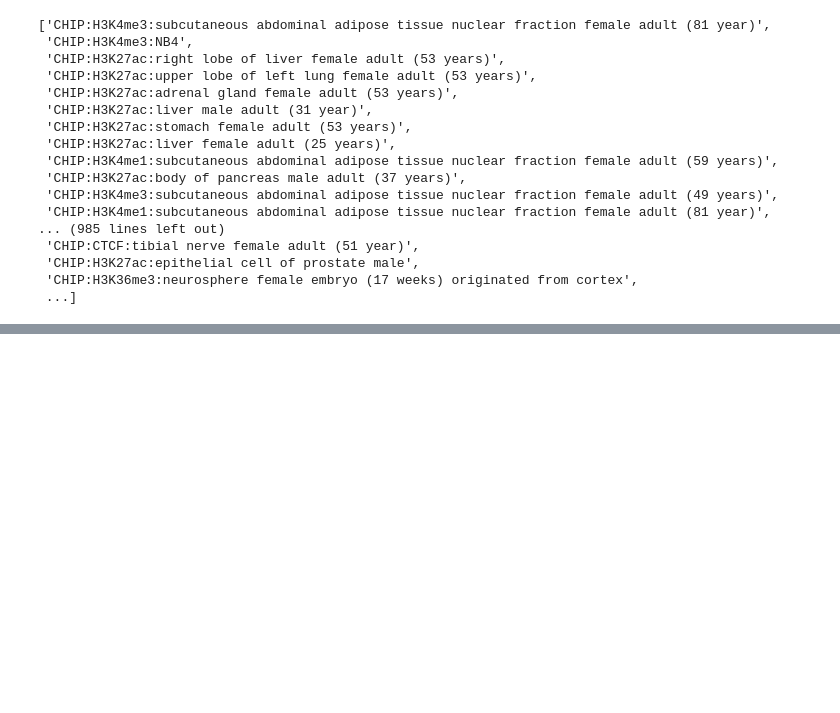
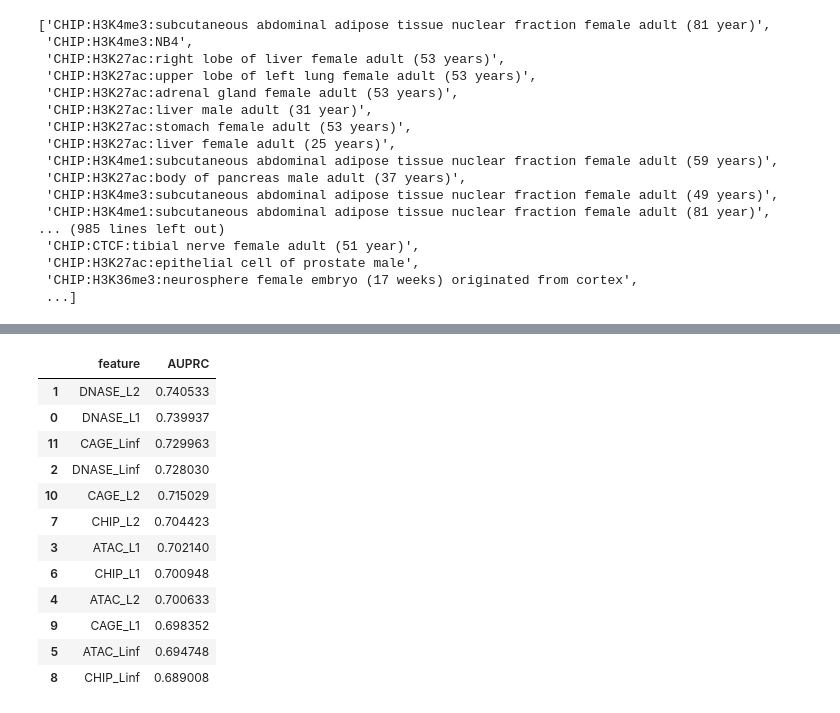
Before and after one commit to minjaf/TraitGym, a Jupyter notebook: workflow/notebooks/marginal_auprc.ipynb, the cells around one changed output, grey strips where cells are left out. Drawn from its saved outputs; the diff is of its cells as text; code cells hidden in the pictures; blank space fills up the shorter version.

```diff
--- a/workflow/notebooks/marginal_auprc.ipynb
+++ b/workflow/notebooks/marginal_auprc.ipynb
@@ -276,0 +301,8 @@ res_chip.description.values.tolist()
+# %%
+features2 = []
+for assay in assays:
+    for norm_ord in [1, 2, np.inf]:
+        f = f"{assay}_L{norm_ord}"
+        V[f] = np.linalg.norm(df.loc[:, (metadata.assay==assay).values], ord=norm_ord, axis=1)
+        features2.append(f)
+V
@@ -276,0 +323,20 @@ res_chip.description.values.tolist()
+# %%
+res2 = []
+for c in features2:
+    res2.append([c, average_precision_score(V["label"], V[c])])
+res2 = pd.DataFrame(res2, columns=["feature", "AUPRC"]).sort_values("AUPRC", ascending=False)
+res2
+# %% [output]
+|  | feature | AUPRC |
+| 1 | DNASE_L2 | 0.740533 |
+| 0 | DNASE_L1 | 0.739937 |
+| 11 | CAGE_Linf | 0.729963 |
+| 2 | DNASE_Linf | 0.728030 |
+| 10 | CAGE_L2 | 0.715029 |
+| 7 | CHIP_L2 | 0.704423 |
+| 3 | ATAC_L1 | 0.702140 |
+| 6 | CHIP_L1 | 0.700948 |
+| 4 | ATAC_L2 | 0.700633 |
+| 9 | CAGE_L1 | 0.698352 |
+| 5 | ATAC_Linf | 0.694748 |
+| 8 | CHIP_Linf | 0.689008 |
```
Also changed, not shown: parts of 6 cells of this notebook.
